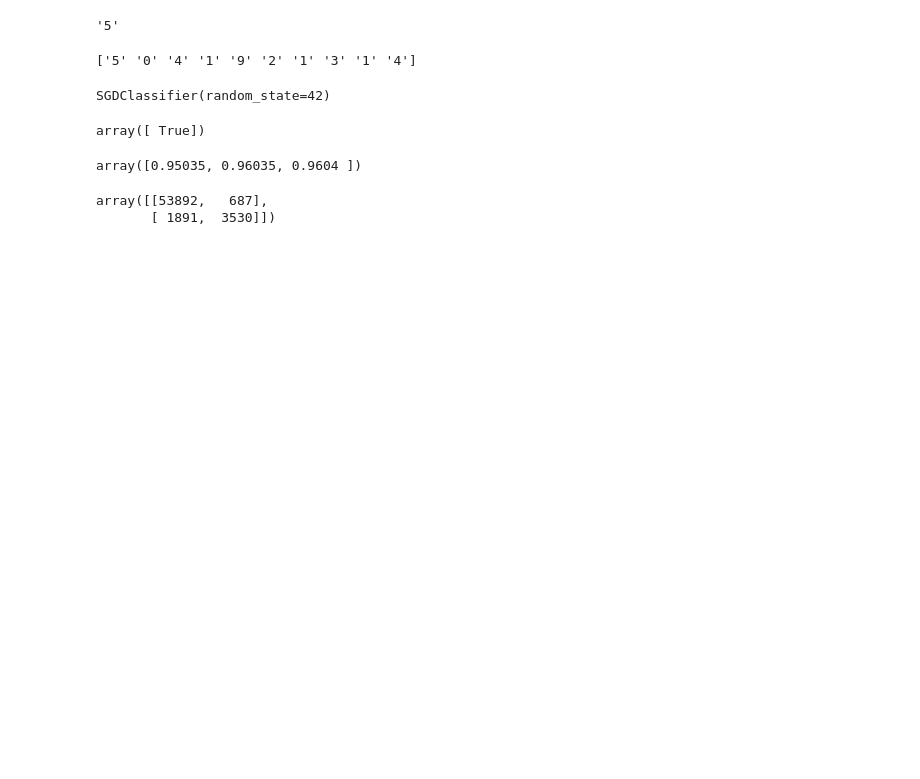
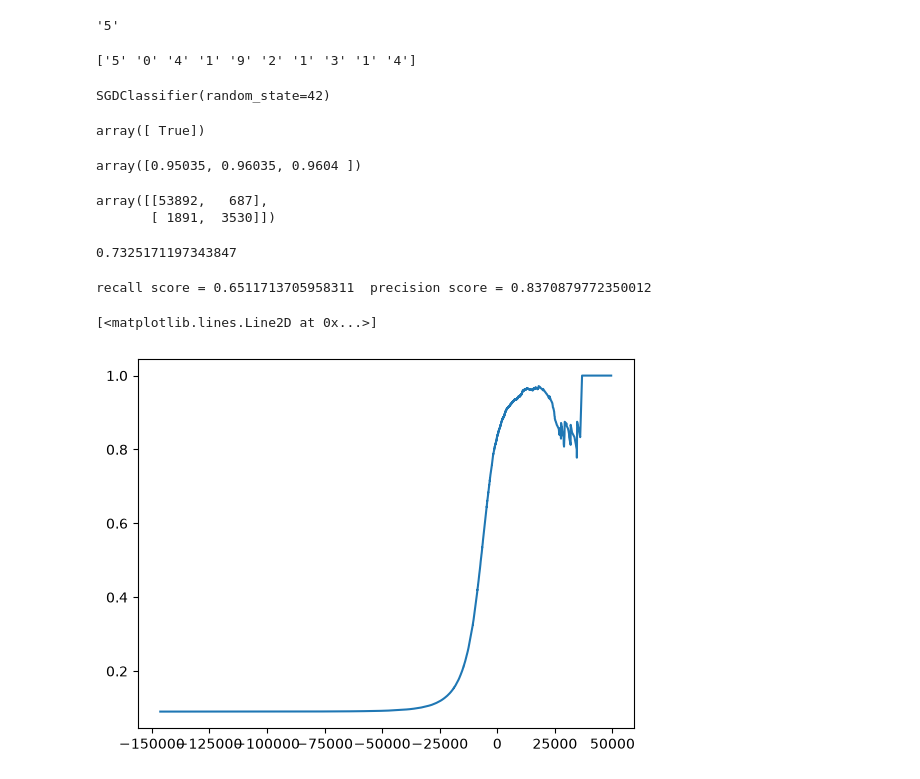
Before and after one commit to ahmedMadh/Hands-On-Machine-Learning-Journey, a Jupyter notebook: Chapter-03-Classification/main.ipynb, the cells around one changed output. Drawn from its saved outputs; the diff is of its cells as text; code cells hidden in the pictures; blank space fills up the shorter version.

```diff
--- a/Chapter-03-Classification/main.ipynb
+++ b/Chapter-03-Classification/main.ipynb
@@ -83,3 +81,38 @@ Recall =  TP / (TP + FN) = 3530 / (3530 + 1891) = 65%
 # %% [output]
 array([[53892,   687],
        [ 1891,  3530]])
+# %%
+from sklearn.metrics import f1_score
+
+f1_score(y_train_5, y_train_pred)
+#Precision و Recall هاد  المقياس عبارة عن وسط حسابي بين
+# %% [output]
+0.7325171197343847
+# %%
+#وممكن نجيب المقياسين بهاي الطريقة برضو
+from sklearn.metrics import precision_score, recall_score
+pre_score = precision_score(y_train_5, y_train_pred)
+rec_score = recall_score(y_train_5, y_train_pred)
+print(f"recall score = {rec_score}  precision score = {pre_score}")
+# %% [output]
+recall score = 0.6511713705958311  precision score = 0.8370879772350012
+# %%
+y_scores = cross_val_predict(
+    sgd_clf,
+    X_train,
+    y_train_5,
+    cv=3,
+    method="decision_function"
+)
+# %%
+from sklearn.metrics import precision_recall_curve
+
+precisions, recalls, thresholds = precision_recall_curve(
+    y_train_5,
+    y_scores
+)
+# %%
+plt.plot(thresholds, precisions[:-1])
+# %% [output]
+[<matplotlib.lines.Line2D at 0x...>]
+[figure, added]
```
Also changed, not shown: parts of 9 cells of this notebook.
